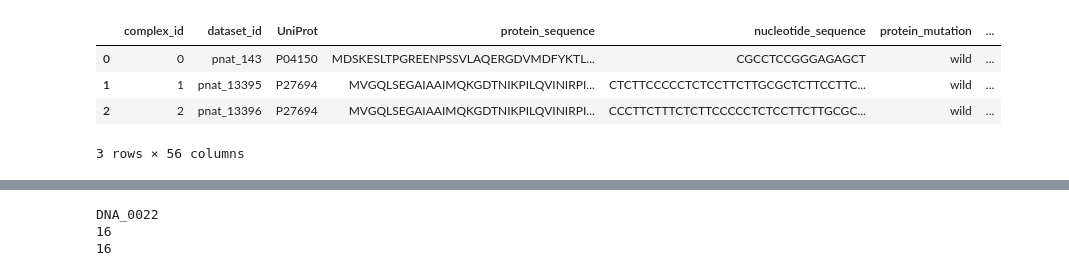
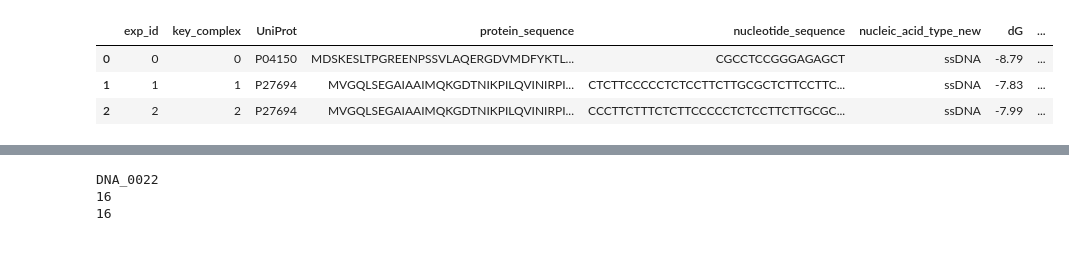
Before and after one commit to leepaul009/pri_model, a Jupyter notebook: notebook/data_chemistry_feat.ipynb, the cells around one changed output, grey strips where cells are left out. Drawn from its saved outputs; the diff is of its cells as text; code cells hidden in the pictures.

```diff
--- a/dataset/data_chemistry_feat.ipynb
+++ b/notebook/data_chemistry_feat.ipynb
@@ -1,20 +1,23 @@
 # %%
 import numpy as np
 import pandas as pd
 import os
 import matplotlib.pyplot as plt
 import numpy as np
 from tqdm import tqdm
 
 
-data_dir = '../data/_datasets/'
-data_file = 'seq_dg_cluster_final_230607_v2.csv'
+data_dir = '../data/_datasets/cluster_res/'
+data_file = 'seq_dg_v02_1.txt'
 data_file = os.path.join(data_dir, data_file)
-df = pd.read_csv(data_file, sep='\t', low_memory=False)
-df.head(3)
+
+list_cols = ['exp_id', 'key_complex', 'UniProt', 'protein_sequence', 'nucleotide_sequence',
+             'nucleic_acid_type_new', 'dG', 'dG_ori', 'key_nucleic_acids', 'protein_index',
+            'wt_complex','pclass','nuclass','base_class','avg_dist_to_others']
+madf = pd.read_csv(data_file, sep='\t', low_memory=False, usecols=list_cols)
+madf.head(3)
 # %% [output]
-|  | complex_id | dataset_id | UniProt | protein_sequence | nucleotide_sequence | protein_mutation | ... |
-| 0 | 0 | pnat_143 | P04150 | MDSKESLTPGREENPSSVLAQERGDVMDFYKTL... | CGCCTCCGGGAGAGCT | wild | ... |
-| 1 | 1 | pnat_13395 | P27694 | MVGQLSEGAIAAIMQKGDTNIKPILQVINIRPI... | CTCTTCCCCCTCTCCTTCTTGCGCTCTTCCTTC... | wild | ... |
-| 2 | 2 | pnat_13396 | P27694 | MVGQLSEGAIAAIMQKGDTNIKPILQVINIRPI... | CCCTTCTTTCTCTTCCCCCTCTCCTTCTTGCGC... | wild | ... |
+|  | exp_id | key_complex | UniProt | protein_sequence | nucleotide_sequence | nucleic_acid_type_new | dG | ... |
+| 0 | 0 | 0 | P04150 | MDSKESLTPGREENPSSVLAQERGDVMDFYKTL... | CGCCTCCGGGAGAGCT | ssDNA | -8.79 | ... |
+| 1 | 1 | 1 | P27694 | MVGQLSEGAIAAIMQKGDTNIKPILQVINIRPI... | CTCTTCCCCCTCTCCTTCTTGCGCTCTTCCTTC... | ssDNA | -7.83 | ... |
+| 2 | 2 | 2 | P27694 | MVGQLSEGAIAAIMQKGDTNIKPILQVINIRPI... | CCCTTCTTTCTCTTCCCCCTCTCCTTCTTGCGC... | ssDNA | -7.99 | ... |
-3 rows × 56 columns
```
Also changed, not shown: parts of 6 cells of this notebook, 24 other files.
